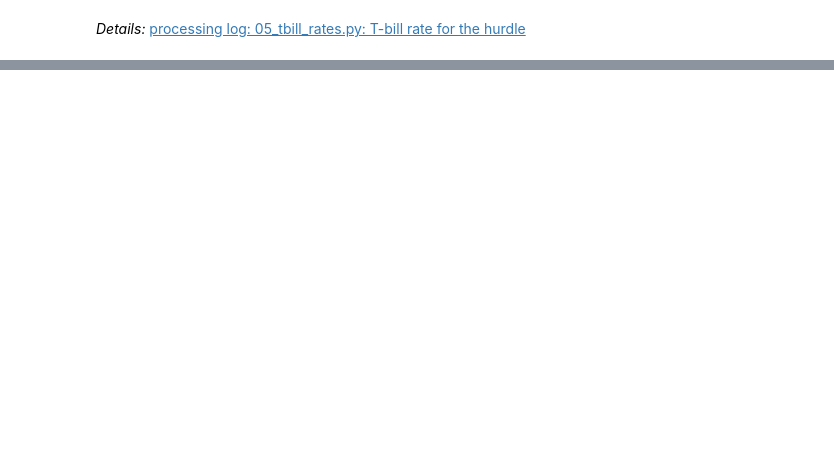
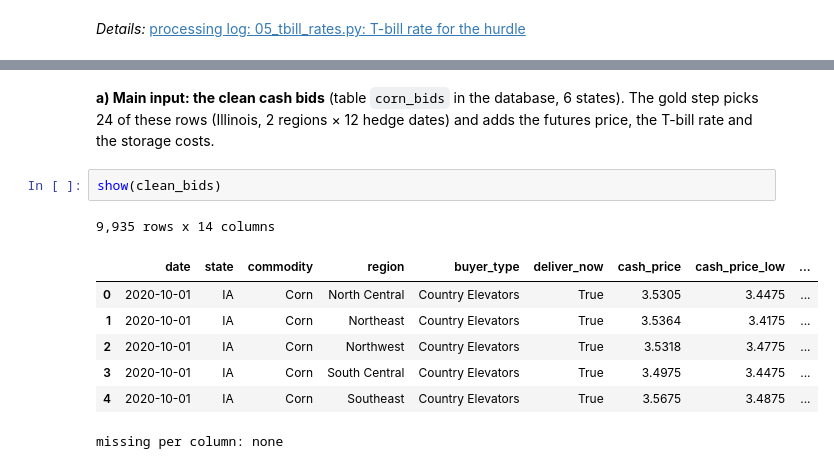
Before and after one commit to Jessie-Ren699/corn-storage-basis, a Jupyter notebook: notebooks/00_walkthrough.ipynb, the cells around one changed output, grey strips where cells are left out. Saved outputs shown, nothing was run; the diff lists cells and outputs as text; blank space fills up the shorter version.

```diff
--- a/notebooks/00_walkthrough.ipynb
+++ b/notebooks/00_walkthrough.ipynb
@@ -825,0 +600,14 @@ low-case gain the regression missed in 2023: 19.97 cents/bu
+# %% [markdown]
+**a) Main input: the clean cash bids** (table `corn_bids` in the database, 6 states). The gold step picks 24 of these rows
+(Illinois, 2 regions × 12 hedge dates) and adds the futures price, the T-bill rate and the storage costs.
+# %%
+show(clean_bids)
+# %% [output]
+9,935 rows x 14 columns
+|  | date | state | commodity | region | buyer_type | deliver_now | cash_price | cash_price_low | ... |
+| 0 | 2020-10-01 | IA | Corn | North Central | Country Elevators | True | 3.5305 | 3.4475 | ... |
+| 1 | 2020-10-01 | IA | Corn | Northeast | Country Elevators | True | 3.5364 | 3.4175 | ... |
+| 2 | 2020-10-01 | IA | Corn | Northwest | Country Elevators | True | 3.5318 | 3.4775 | ... |
+| 3 | 2020-10-01 | IA | Corn | South Central | Country Elevators | True | 3.4975 | 3.4475 | ... |
+| 4 | 2020-10-01 | IA | Corn | Southeast | Country Elevators | True | 3.5675 | 3.4875 | ... |
+missing per column: none
```
Also changed, not shown: parts of 130 cells of this notebook, 8 other files.
